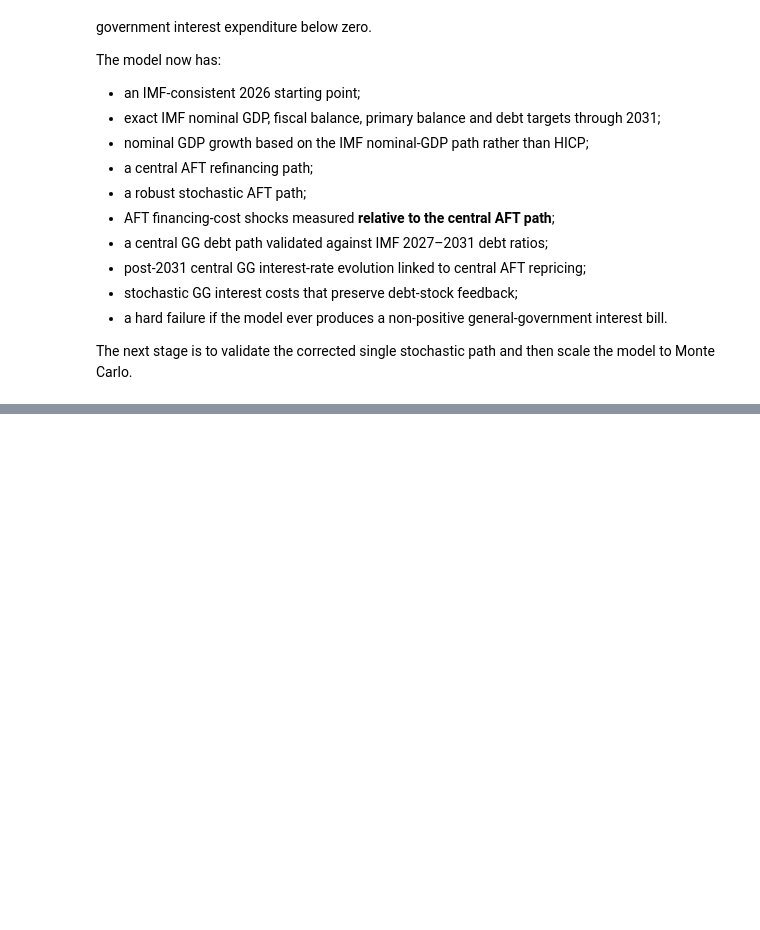
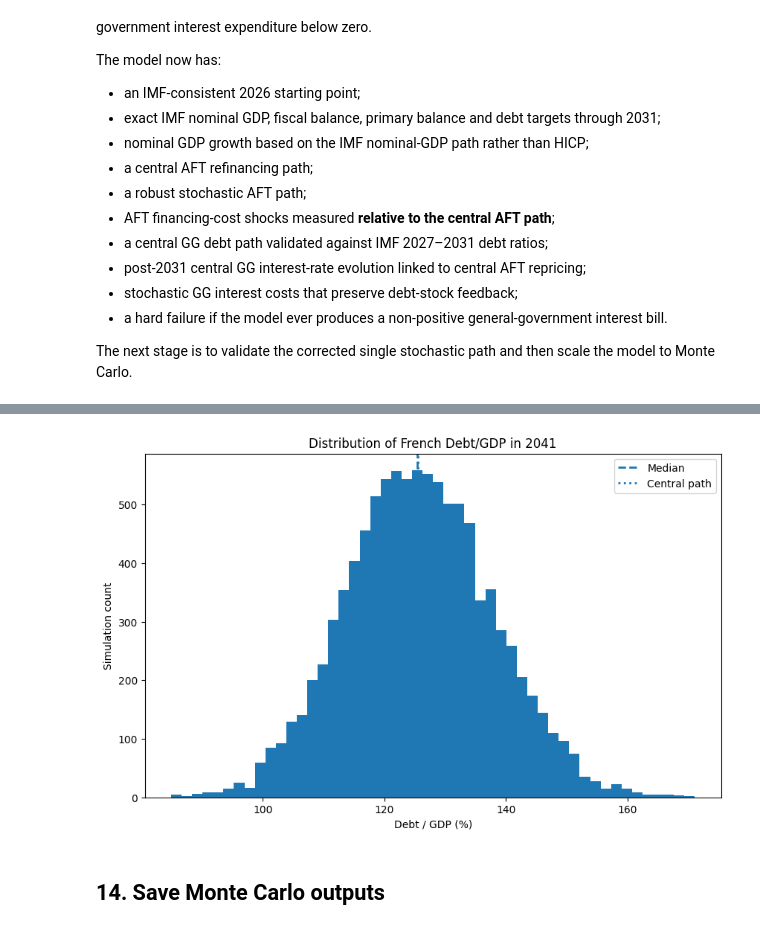
Before and after one commit to MikelCoti/french_oat_model, a Jupyter notebook: notebooks/02_stochastic_dsa.ipynb, the cells around one changed output, grey strips where cells are left out. Cells and saved outputs as stored; diff of their text form; code cells hidden in the pictures; blank space fills up the shorter version.

```diff
--- a/notebooks/02_stochastic_dsa.ipynb
+++ b/notebooks/02_stochastic_dsa.ipynb
@@ -2868,0 +3837,55 @@ Final single-path validation passed.
+# %%
+# ============================================================
+# Terminal debt histogram
+# ============================================================
+
+fig, ax = plt.subplots(
+    figsize=(10, 6)
+)
+
+ax.hist(
+    terminal_debt
+    * 100,
+    bins=50,
+)
+
+ax.axvline(
+    np.median(
+        terminal_debt
+    )
+    * 100,
+    linestyle="--",
+    linewidth=2,
+    label="Median",
+)
+
+ax.axvline(
+    gg_central_path[
+        "debt_gdp_end"
+    ]
+    .iloc[-1]
+    * 100,
+    linestyle=":",
+    linewidth=2,
+    label="Central path",
+)
+
+ax.set_title(
+    "Distribution of French Debt/GDP in 2041"
+)
+
+ax.set_xlabel(
+    "Debt / GDP (%)"
+)
+
+ax.set_ylabel(
+    "Simulation count"
+)
+
+ax.legend()
+
+plt.show()
+# %% [output]
+[figure, added]
+# %% [markdown]
+## 14. Save Monte Carlo outputs
```
Also changed, not shown: parts of 26 cells of this notebook, 49 other files.
